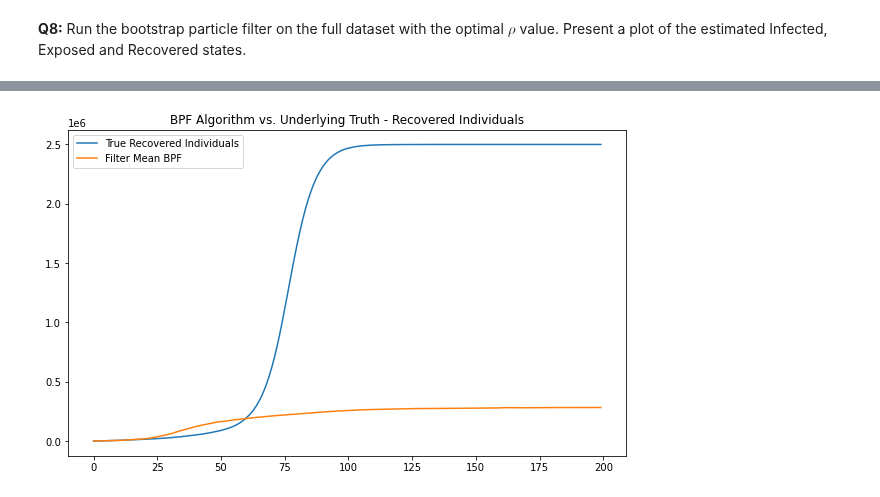
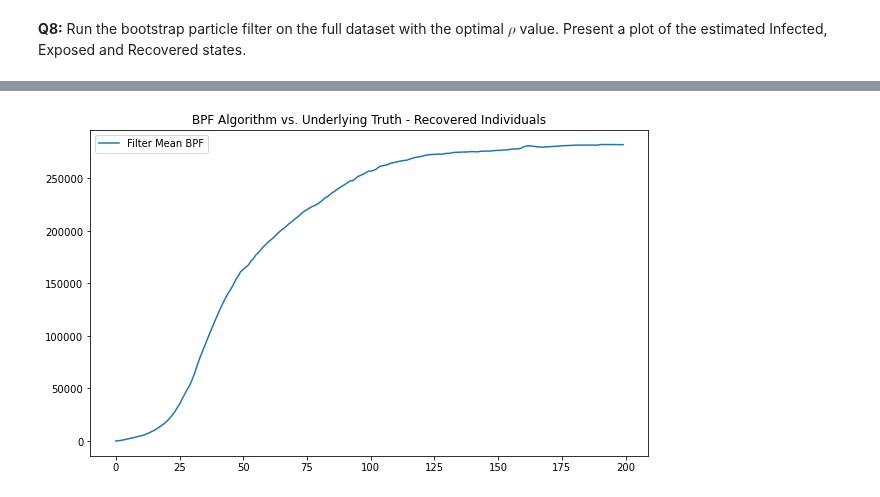
Before and after one commit to nicta839/MSc_Statistics_and_Machine_Learning, a Jupyter notebook: Time Series and Sequence Learning - 732A80/lab3/tssl_lab3.ipynb, the cells around one changed output, grey strips where cells are left out. Saved outputs shown, nothing was run; the diff lists cells and outputs as text; code cells hidden in the pictures.

```diff
--- a/Time Series and Sequence Learning - 732A80/lab3/tssl_lab3.ipynb
+++ b/Time Series and Sequence Learning - 732A80/lab3/tssl_lab3.ipynb
@@ -485,8 +482,7 @@ plt.show()
 # %%
-plt.plot(range(len_trajectories), r_t[0,:], label='True Recovered Individuals')
 plt.plot(range(len_trajectories), r_t_BPF[0][0:200],label='Filter Mean BPF')
 plt.legend()
 plt.title('BPF Algorithm vs. Underlying Truth - Recovered Individuals')
 plt.show()
 # %% [output]
-[figure, old version]
+[figure, new version]
```
Also changed, not shown: parts of 4 cells of this notebook, 3 other files.
